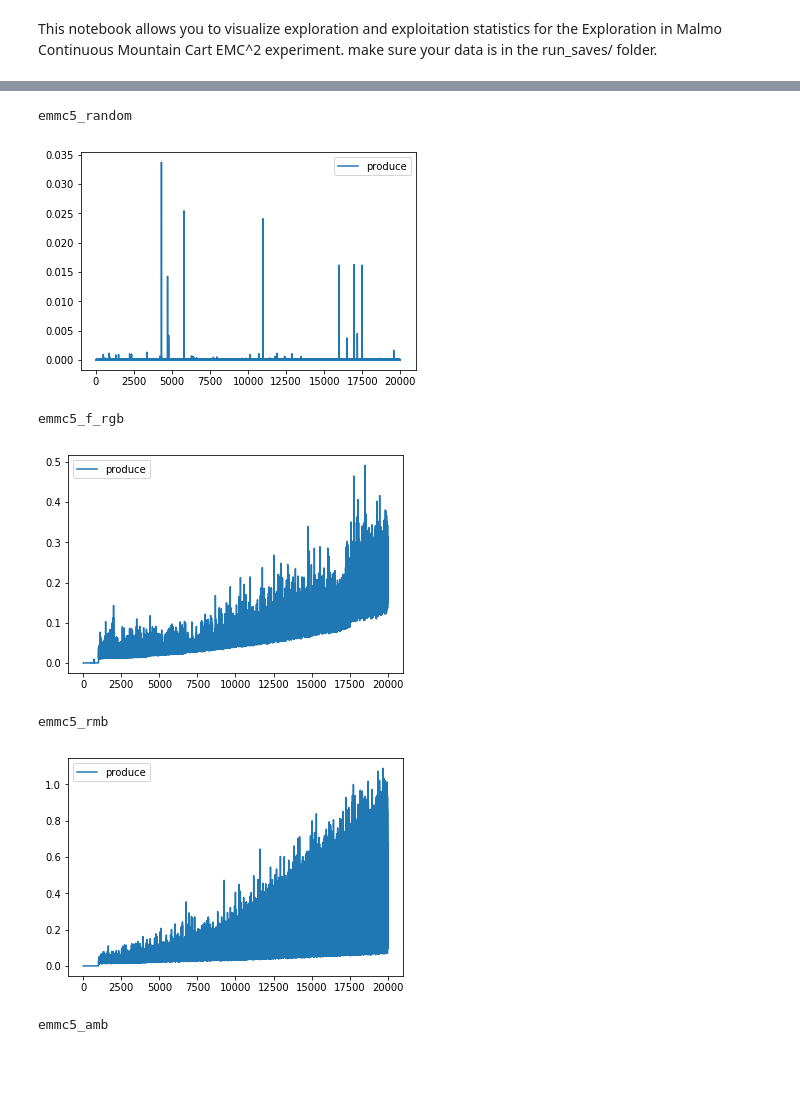
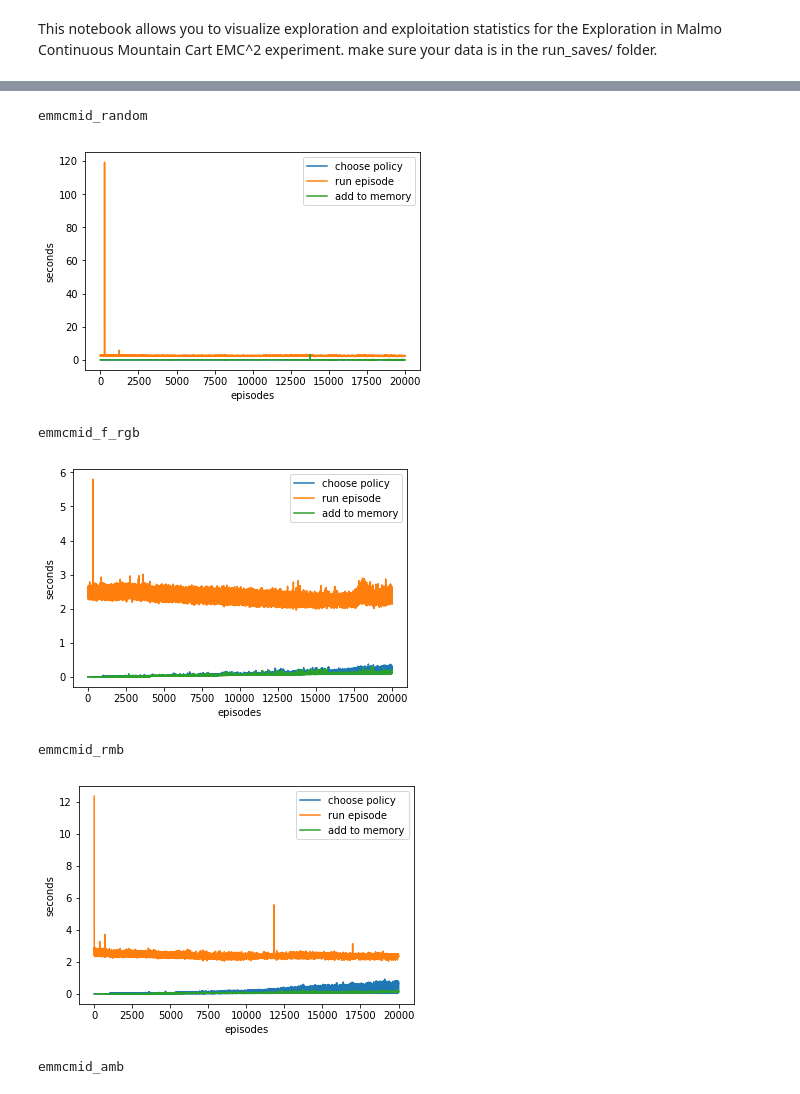
Before and after one commit to rPortelas/malmo_mountain_cart, a Jupyter notebook: data_visualization_emmc.ipynb, the cells around one changed output, grey strips where cells are left out. Saved outputs shown, nothing was run; the diff lists cells and outputs as text; code cells hidden in the pictures; blank space fills up the shorter version.

```diff
--- a/data_visualization_emmc.ipynb
+++ b/data_visualization_emmc.ipynb
@@ -407,7 +561,7 @@ def plot_with_std(x,y,err,color,shade_color,label,y_min,y_max):
 labels = ['RND','F-RGB','RMB','AMB']
 shades_colors = ['lightsalmon','skyblue','lightgreen','violet']
 print("agent exploration")
-x = np.arange(0,nb_episodes+100,100)
+x = np.arange(0,nb_episodes+step_size,step_size)
 for i in range(nb_models):
     print(std_a_explo[i,-1])
     y = mean_a_explo[i,:]
@@ -417,7 +571,7 @@ for i in range(nb_models):
 plt.show()
 
 print("shovel exploration")
-x = np.arange(0,nb_episodes+100,100)
+x = np.arange(0,nb_episodes+step_size,step_size)
 for i in range(nb_models):
     print(std_s_explo[i,-1])
     y = mean_s_explo[i,:]
@@ -427,7 +581,7 @@ for i in range(nb_models):
 plt.show()
 
 print("pickaxe exploration")
-x = np.arange(0,nb_episodes+100,100)
+x = np.arange(0,nb_episodes+step_size,step_size)
 for i in range(nb_models):
     print(std_p_explo[i,-1])
     y = mean_p_explo[i,:]
@@ -508,0 +664,24 @@ for i in range(6):
+# %%
+# Plot competence evolution for amb runs
+f, (ax0, ax1, ax2, ax3, ax4) = plt.subplots(1,5,figsize=(20,2))
+ax = (ax0, ax1, ax2, ax3, ax4)
+m_names = ['agent_end_pos']
+
+for i in range(4):
+    dists = {}
+    for m_name in m_names:
+
+        all_goals = gep_saves[model_filenames[3]][i].modules[m_name].generated_goals
+        all_outs = gep_saves[model_filenames[3]][i].modules[m_name].observed_outcomes
+        goals = np.array([all_goals[k-1] for k in range(5,len(all_goals),5)])
+        outs = np.array([all_outs[k-1] for k in range(5,len(all_outs),5)])
+        d = np.mean(np.abs(goals - outs),axis=1)
+        dists[m_name] = d
+    #euc_d2 = np.linalg.norm(goals - outs,axis=1)
+#     print(goals[0:3])
+#     print(outs[0:3])
+#     print(dists[0:3])
+#     print(euc_d[0:3])
+#     print(euc_d2[0:3])
+#     print("h")
+    plot_interests(ax[i],i,dists,legend=False,labels=None)
@@ -543,20 +726,24 @@ figlegend.savefig('legend.pdf')
 # %%
 # Time complexity analysis
 for m_name, m_id in zip(model_full_names,model_filenames):
     print(m_id)
-    b_k = saves[m_id][5]
+    b_k = saves[m_id][3]
     if 'runtimes' in b_k:
         rts = b_k['runtimes']
-        plt.plot(rts['produce'],label='produce')
-        #plt.plot(rts['run'],label='run')
-        #plt.plot(rts['perceive'],label='perceive')
+        #print(rts['produce'][-100:])
+        plt.plot(rts['produce'],label='choose policy')
+        plt.plot(rts['run'],label='run episode')
+        plt.plot(rts['perceive'],label='add to memory')
         plt.legend()
-        plt.show()
+        plt.ylabel('seconds')
+        plt.xlabel('episodes')
+    plt.savefig("time_complexity.png")
+    plt.show()
 # %% [output]
-emmc5_random
+emmcmid_random
-[figure, old version]
+[figure, new version]
-emmc5_f_rgb
+emmcmid_f_rgb
-[figure, old version]
+[figure, new version]
-emmc5_rmb
+emmcmid_rmb
-[figure, old version]
+[figure, new version]
-emmc5_amb
+emmcmid_amb
```
Also changed, not shown: parts of 16 cells of this notebook, 5 other files.
